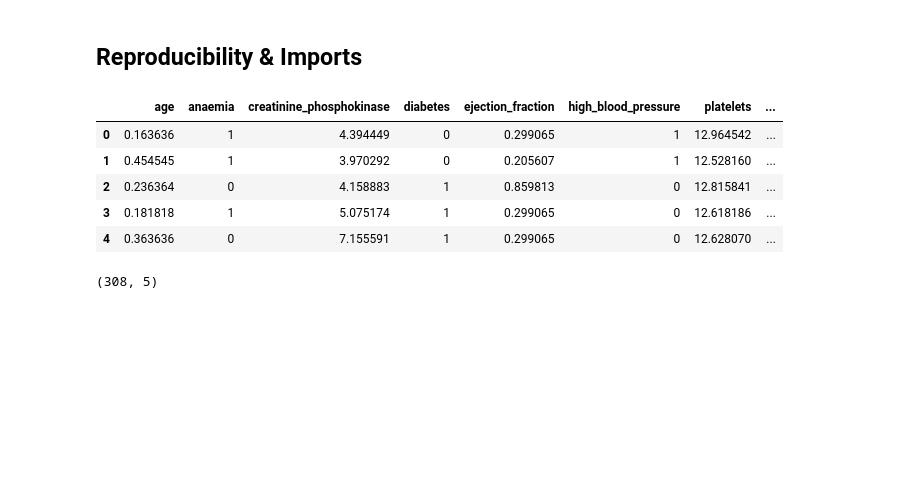
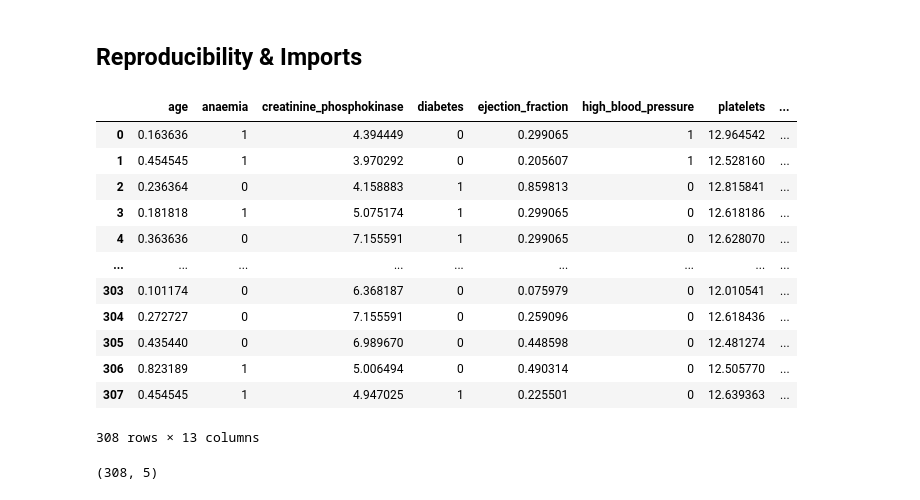
Before and after one commit to zuzannapajak/cardio-risk-prediction, a Jupyter notebook: notebooks/dim_red.ipynb, the cells around one changed output. Saved outputs shown, nothing was run; the diff lists cells and outputs as text; code cells hidden in the pictures; blank space fills up the shorter version.

```diff
--- a/notebooks/dimred.ipynb
+++ b/notebooks/dim_red.ipynb
@@ -27,15 +27,22 @@ from imblearn.combine import SMOTEENN
 
 SEED = 42
 # %%
-df_prep_bal = pd.read_csv('../data/df_prep_bal.csv')
-df_prep_bal.head()
+df_prep_bal = joblib.load("../outputs/eda/df_preprocessed_balanced.pkl")
+df_prep_bal
 # %% [output]
 |  | age | anaemia | creatinine_phosphokinase | diabetes | ejection_fraction | high_blood_pressure | platelets | ... |
 | 0 | 0.163636 | 1 | 4.394449 | 0 | 0.299065 | 1 | 12.964542 | ... |
 | 1 | 0.454545 | 1 | 3.970292 | 0 | 0.205607 | 1 | 12.528160 | ... |
 | 2 | 0.236364 | 0 | 4.158883 | 1 | 0.859813 | 0 | 12.815841 | ... |
 | 3 | 0.181818 | 1 | 5.075174 | 1 | 0.299065 | 0 | 12.618186 | ... |
 | 4 | 0.363636 | 0 | 7.155591 | 1 | 0.299065 | 0 | 12.628070 | ... |
+| ... | ... | ... | ... | ... | ... | ... | ... | ... |
+| 303 | 0.101174 | 0 | 6.368187 | 0 | 0.075979 | 0 | 12.010541 | ... |
+| 304 | 0.272727 | 0 | 7.155591 | 0 | 0.259096 | 0 | 12.618436 | ... |
+| 305 | 0.435440 | 0 | 6.989670 | 0 | 0.448598 | 0 | 12.481274 | ... |
+| 306 | 0.823189 | 1 | 5.006494 | 0 | 0.490314 | 0 | 12.505770 | ... |
+| 307 | 0.454545 | 1 | 4.947025 | 1 | 0.225501 | 0 | 12.639363 | ... |
+308 rows × 13 columns
 # %%
 # drop target
 df_copy = df_prep_bal.copy()
```
Also changed, not shown: parts of 7 cells of this notebook, 16 other files.
